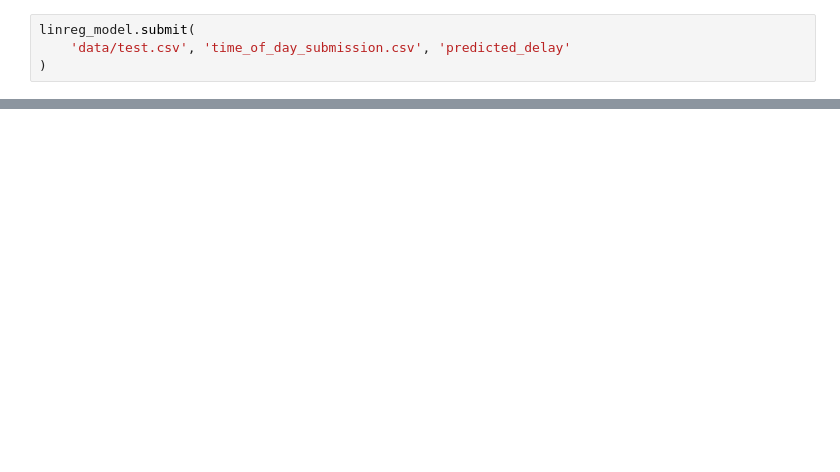
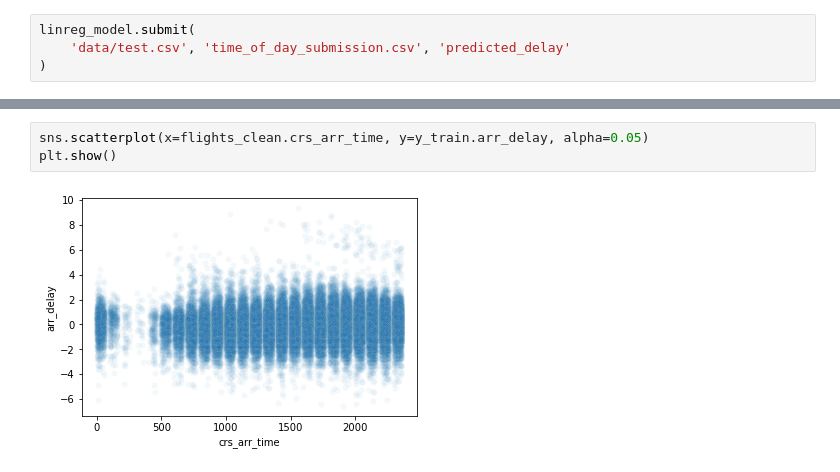
Before and after one commit to Noah2252/Lighthouse-Lab-Midterm-Project, a Jupyter notebook: time_of_day_model.ipynb, the cells around one changed output, grey strips where cells are left out. Saved outputs shown, nothing was run; the diff lists cells and outputs as text; blank space fills up the shorter version.

```diff
--- a/time_of_day_model.ipynb
+++ b/time_of_day_model.ipynb
@@ -51,0 +70,5 @@ linreg_model.submit(
+# %%
+sns.scatterplot(x=flights_clean.crs_arr_time, y=y_train.arr_delay, alpha=0.05)
+plt.show()
+# %% [output]
+[figure, added]
```
Also changed, not shown: parts of 6 cells of this notebook, 2 other files.
